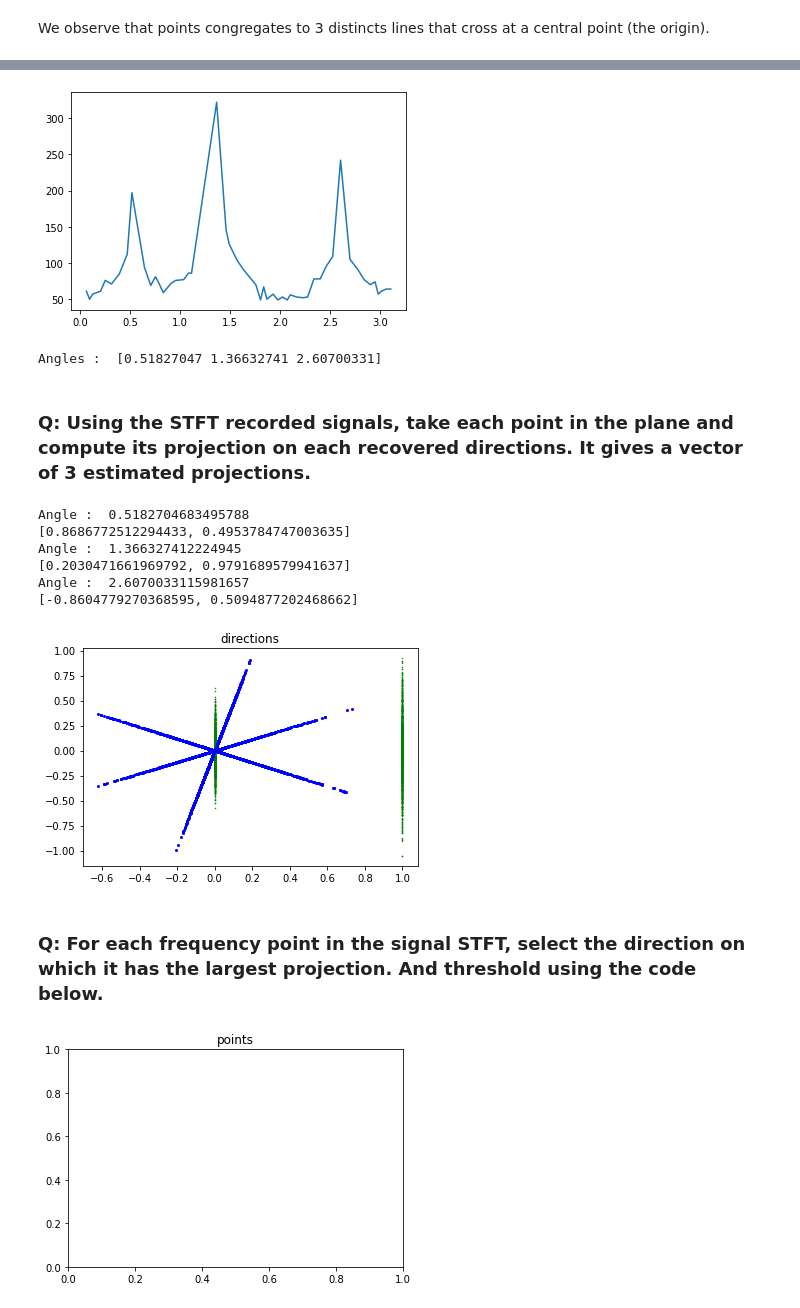
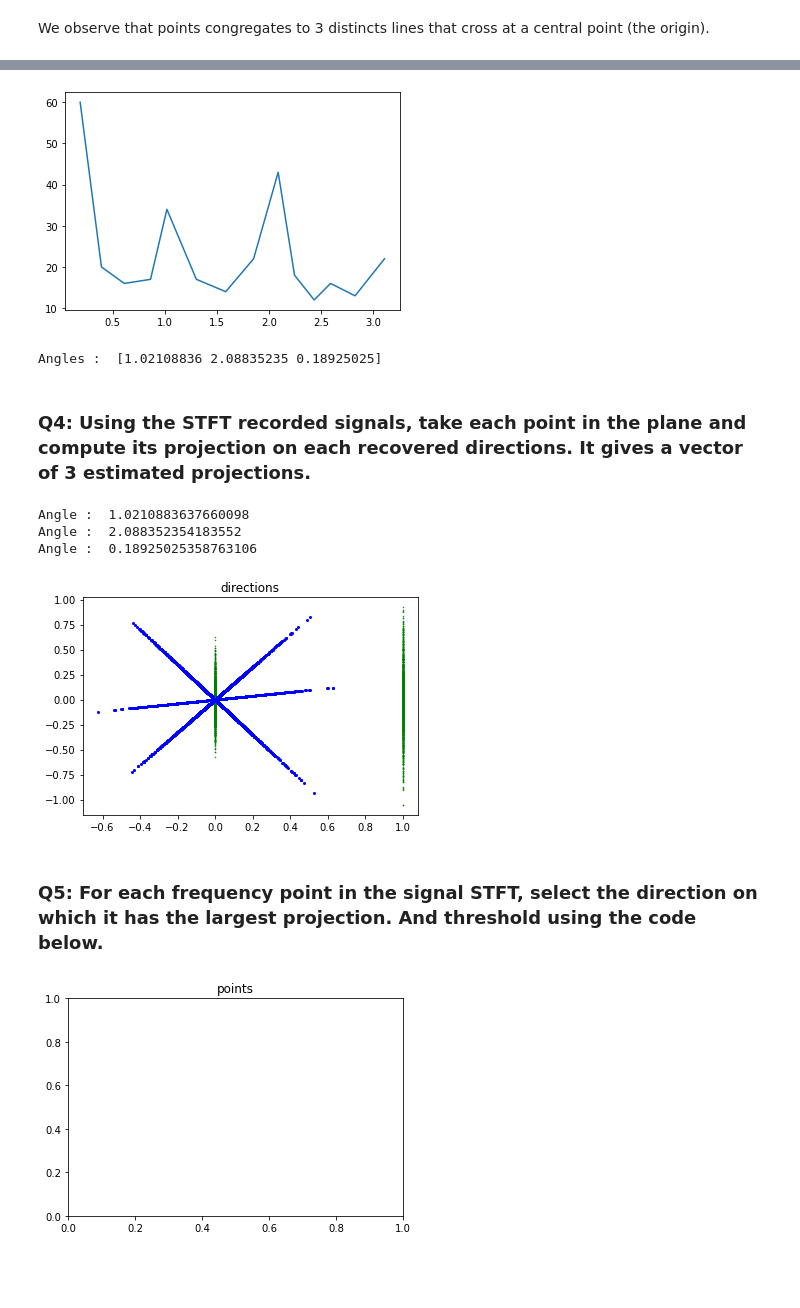
Before and after one commit to IMAC-projects/M2-SIS-signal, a Jupyter notebook: _sources/TD/TD4/TD3 Spectral Analysis and Filtering-Exercise.ipynb, the cells around one changed output, grey strips where cells are left out. Cells and saved outputs as stored; diff of their text form; code cells hidden in the pictures; blank space fills up the shorter version.

```diff
--- a/_sources/TD/TD4/TD3 Spectral Analysis and Filtering-Exercise.ipynb
+++ b/_sources/TD/TD4/TD3 Spectral Analysis and Filtering-Exercise.ipynb
@@ -156,15 +155,14 @@ We observe that points congregates to 3 distincts lines that cross at a central
 # %%
-#math.atan2() : Returns the tangent(y,x) in radius.
+ #math.atan2() : Returns the tangent(y,x) in radius
 
-angles = []
+pts = np.dstack((stftSamples[:,0],stftSamples[:,1]))[0]
 
-for i in stftList:
-    angle = math.atan2(signal[i, 0].real, signal[i, 1].real)
-    angle = angle % np.pi #take angle between 0 and pi
-    angles.append(angle)
+angles = np.array([np.arctan2(p[1],p[0]) for p in pts])
+angles = angle % np.pi #take angle between 0 and pi
 
+resolution = 200
 plt.figure(figsize=(20,10))
 plt.title("Angles distribution")
-histogram = plt.hist(angles, bins=200)
+histogram = plt.hist(angles, bins=resolution)
 plt.show()
 # %% [output]
@@ -174,43 +172,39 @@ plt.show()
 # %%
 #A bin is range that represents the width of a single bar of the histogram along the X-axis
-peakCounts, peakBins = np.histogram(angles, bins=200)
+peakCounts, peakBins = np.histogram(angles, bins= resolution)
 #np.histogram computes the occurrences of input data that fall within each bin
 #which in turns determines the area (not necessarily the height if the bins aren't of equal width) of each bar.
 
-peaks, prop = sig.find_peaks(peakCounts)
+peaks, prop = sig.find_peaks(peakCounts, distance=10)
 plt.plot(peakBins[peaks], peakCounts[peaks])
 plt.show()
 
-smallSignal = peakCounts[peaks]
-smallSignal, prop = sig.find_peaks(peakCounts[peaks], threshold=50)
-plt.show()
+# sort by argument in order to find our maximal peaks
+# ([-3:]) is used to keep only the first three maximum values
+maxPeakIdx = peakCounts[peaks].argsort()[-3:]
 
-mixingAngles = peakBins[peaks[smallSignal]]
-print("Angles : ", mixingAngles)
+peakAngles = peakBins[peaks][maxPeakIdx]
+print("Angles : ", peakAngles)
 # %% [output]
-[figure, old version]
+[figure, new version]
-Angles :  [0.51827047 1.36632741 2.60700331]
+Angles :  [1.02108836 2.08835235 0.18925025]
 # %% [markdown]
-### Q: Using the STFT recorded signals, take each point in the plane and compute its projection on each recovered directions. It gives a vector of 3 estimated projections.
+### Q4: Using the STFT recorded signals, take each point in the plane and compute its projection on each recovered directions. It gives a vector of 3 estimated projections.
 # %%
 #https://stackoverflow.com/questions/9605556/how-to-project-a-point-onto-a-plane-in-3d
 #https://gamedev.stackexchange.com/questions/72528/how-can-i-project-a-3d-point-onto-a-3d-line
 
-
-directions = mixingAngles
+directions = peakAngles
 lines = []
 dots = []
 
 for angle in directions:
     print("Angle : ", angle)
-    x = math.cos(angle)
-    y = math.sin(angle)
-    print([x,y])
-    direction = [x, y]
+    direction = [math.cos(angle), math.sin(angle)]
+    # print(direction)
     dotAngles = np.dot(direction, direction)
     lines.append(direction)
     dots.append(dotAngles)
-
 
 projections = [[] for i in range(3)]
 for pt in signal[:nbre_selec]:
@@ -231,13 +225,10 @@ for pt in signal[:nbre_selec]:
 plt.title("directions")
 plt.show()
 # %% [output]
-Angle :  0.5182704683495788
-[0.8686772512294433, 0.4953784747003635]
-Angle :  1.366327412224945
-[0.2030471661969792, 0.9791689579941637]
-Angle :  2.6070033115981657
-[-0.8604779270368595, 0.5094877202468662]
+Angle :  1.0210883637660098
+Angle :  2.088352354183552
+Angle :  0.18925025358763106
-[figure, old version]
+[figure, new version]
 # %% [markdown]
-### Q: For each frequency point in the signal STFT, select the direction on which it has the largest projection. And threshold using the code below.
+### Q5: For each frequency point in the signal STFT, select the direction on which it has the largest projection. And threshold using the code below.
 # %%
```
Also changed, not shown: parts of 12 cells of this notebook, 18 other files.
